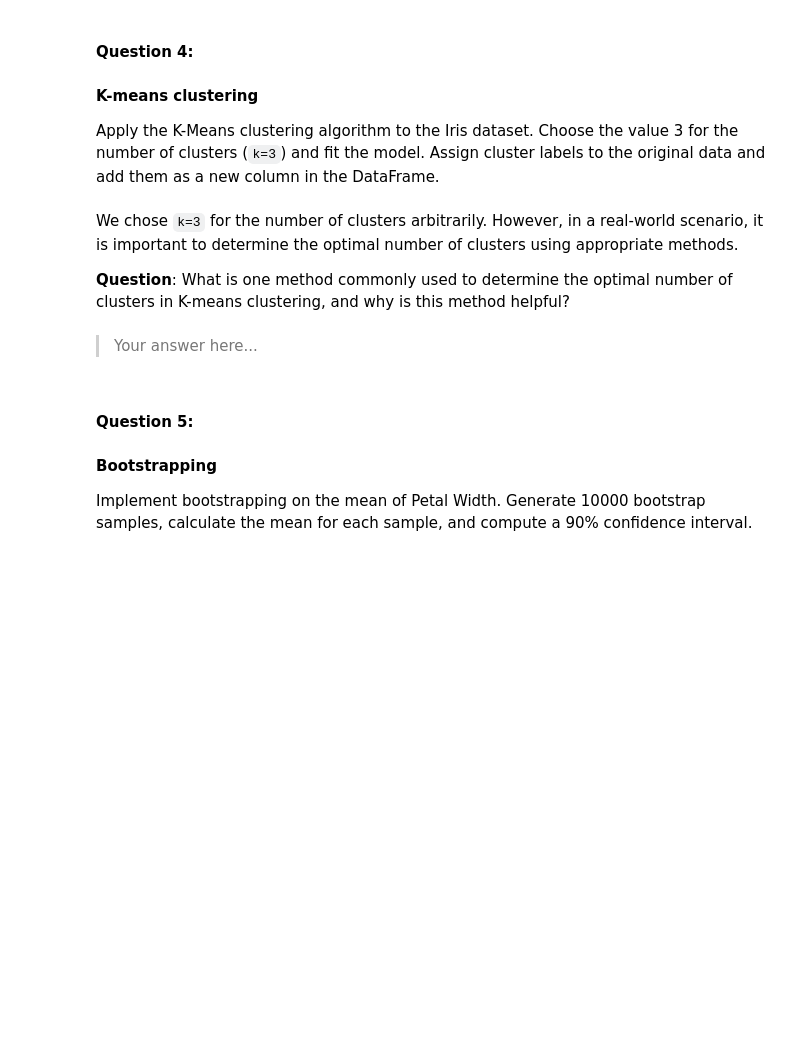
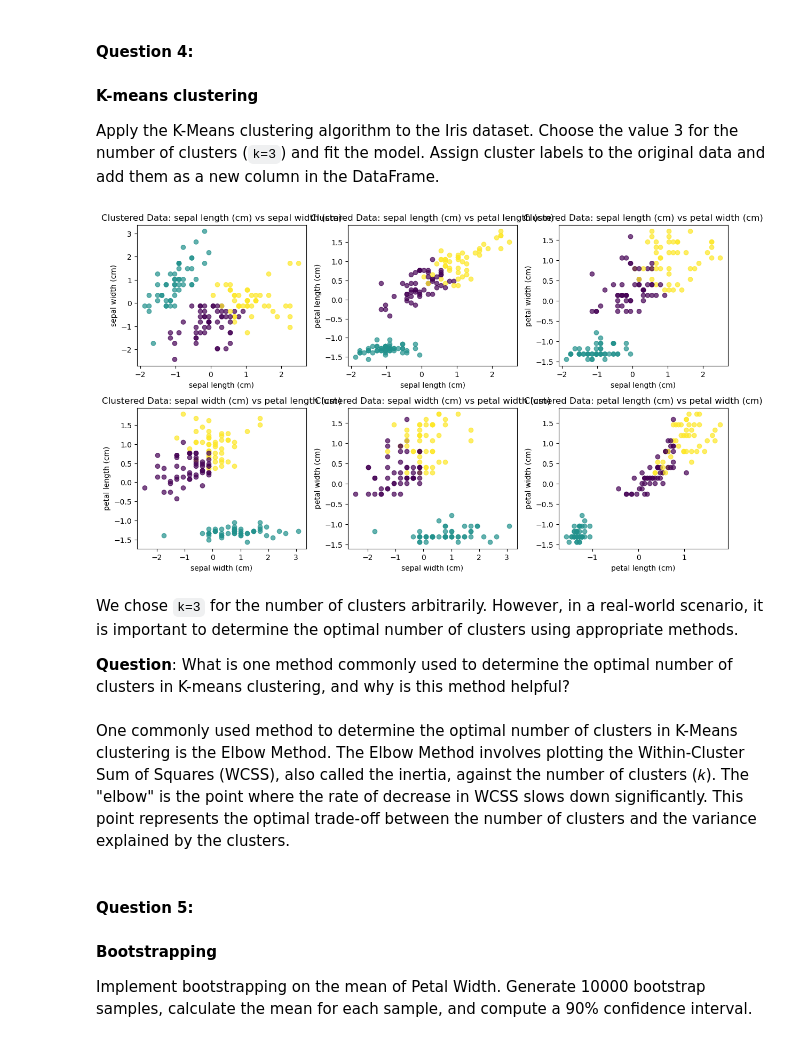
Before and after one commit to UofT-DSI/LCR, a Jupyter notebook: 02_activities/assignments/assignment_3.ipynb, the cells around one changed output. Drawn from its saved outputs; the diff is of its cells as text; code cells hidden in the pictures; blank space fills up the shorter version.

```diff
--- a/02_activities/assignments/assignment_3.ipynb
+++ b/02_activities/assignments/assignment_3.ipynb
@@ -152,18 +157,28 @@ Why is it important to standardize the features of a dataset before applying clu
 Apply the K-Means clustering algorithm to the Iris dataset. Choose the value 3 for the number of clusters (`k=3`) and fit the model. Assign cluster labels to the original data and add them as a new column in the DataFrame.
 # %%
 # Your answer...
+kmeans=KMeans(n_clusters=3,random_state=42)
+clustered_iris_data = kmeans.fit(scaled_iris_df)
+iris_df['Cluster'] = kmeans.labels_
 
-clustered_iris_data = 🤷‍♂️
+standardized_iris_with_clusters=scaled_iris_df.copy()
+standardized_iris_with_clusters['Cluster']=clustered_iris_data.labels_
 
+standardized_iris_with_clusters
 
 # Use the helper function to plot scatter plots, colored by cluster labels
-plot_feature_pairs(clustered_iris_data, feature_names, color_labels=clustered_iris_data['Cluster'], title_prefix='Clustered Data: ')
+plot_feature_pairs(scaled_iris_df, feature_names=feature_names, color_labels=scaled_iris_df['Cluster'], title_prefix='Clustered Data: ')
+# %% [output]
+[figure, added]
 # %% [markdown]
 We chose `k=3` for the number of clusters arbitrarily. However, in a real-world scenario, it is important to determine the optimal number of clusters using appropriate methods.
 
 **Question**: What is one method commonly used to determine the optimal number of clusters in K-means clustering, and why is this method helpful?
 # %% [markdown]
-> Your answer here...
+One commonly used method to determine the optimal number of clusters in K-Means clustering is the Elbow Method.
+The Elbow Method involves plotting the Within-Cluster Sum of Squares (WCSS), also called the inertia, against the number of clusters (𝑘).
+The "elbow" is the point where the rate of decrease in WCSS slows down significantly.
+This point represents the optimal trade-off between the number of clusters and the variance explained by the clusters.
 # %% [markdown]
 #### **Question 5:**
 #### Bootstrapping
```
Also changed, not shown: parts of 7 cells of this notebook.
